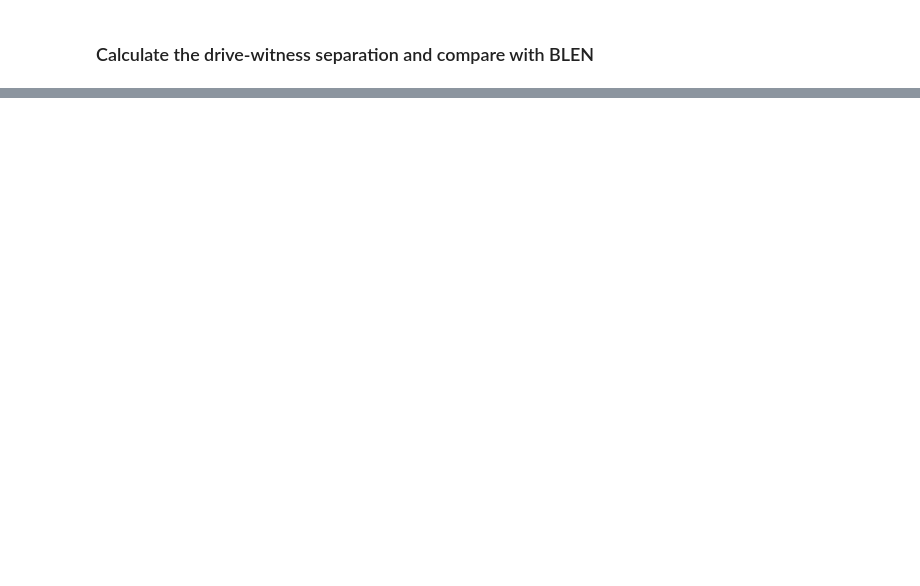
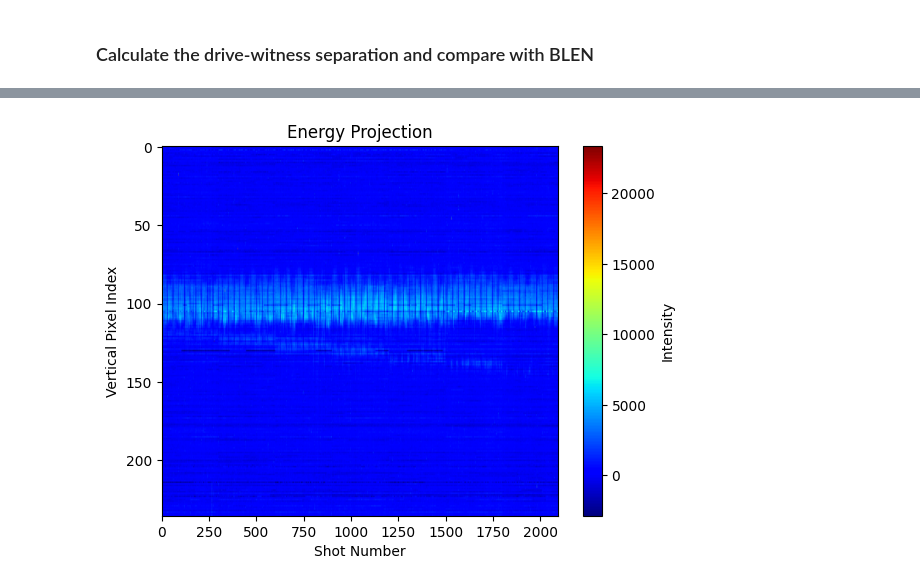
Before and after one commit to truewis/FACET-II-ML-diag, a Jupyter notebook: xtcav_analysis_E338_12691.ipynb, the cells around one changed output, grey strips where cells are left out. Saved outputs shown, nothing was run; the diff lists cells and outputs as text; code cells hidden in the pictures; blank space fills up the shorter version.

```diff
--- a/xtcav_analysis_E338_12691.ipynb
+++ b/xtcav_analysis_E338_12691.ipynb
@@ -660,0 +592,13 @@ plt.show()
+# %%
+steps = data_struct.scalars.steps[DTOTR2commonind]
+energyProjection = np.sum(xtcavImages, axis=1)
+# %%
+plt.figure()
+plt.imshow(energyProjection, aspect='auto', cmap='jet')
+plt.title("Energy Projection")
+plt.xlabel("Shot Number")
+plt.ylabel("Vertical Pixel Index")
+plt.colorbar(label='Intensity')
+plt.show()
+# %% [output]
+[figure, added]
```
Also changed, not shown: parts of 32 cells of this notebook.
